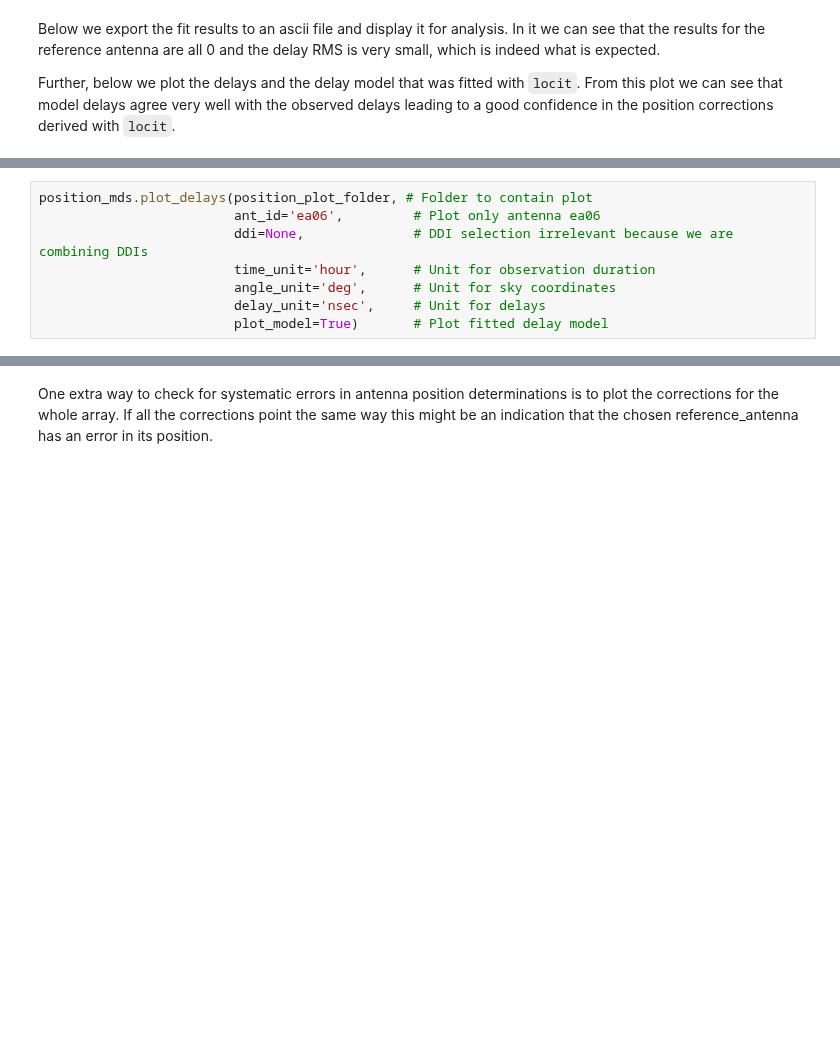
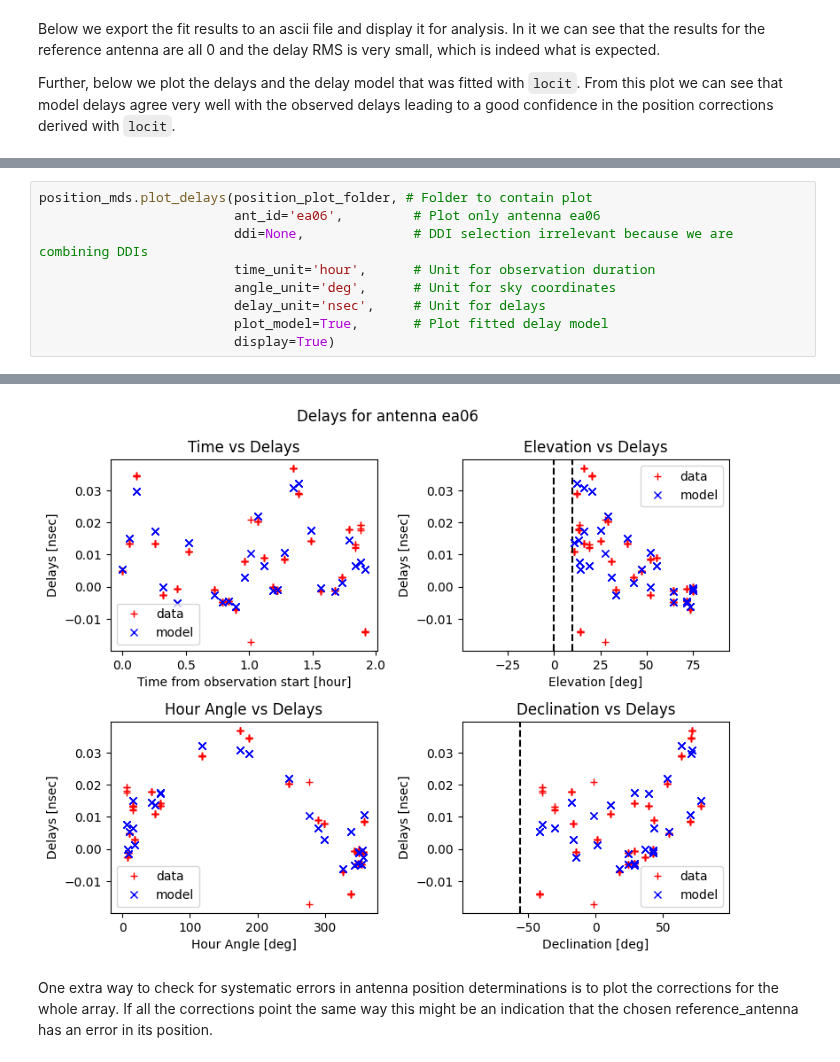
Before and after one commit to casangi/astrohack, a Jupyter notebook: docs/locit_tutorial.ipynb, the cells around one changed output, grey strips where cells are left out. Saved outputs shown, nothing was run; the diff lists cells and outputs as text; blank space fills up the shorter version.

```diff
--- a/docs/locit_tutorial.ipynb
+++ b/docs/locit_tutorial.ipynb
@@ -339,4 +411,6 @@ position_mds.plot_delays(position_plot_folder, # Folder to contain plot
                          time_unit='hour',      # Unit for observation duration
                          angle_unit='deg',      # Unit for sky coordinates
                          delay_unit='nsec',     # Unit for delays
-                         plot_model=True)       # Plot fitted delay model
+                         plot_model=True,       # Plot fitted delay model
+                         display=True)
+# %% [output]
@@ -343,3 +420,4 @@ position_mds.plot_delays(position_plot_folder, # Folder to contain plot
+[figure, added]
 # %% [markdown]
 One extra way to check for systematic errors in antenna position determinations is to plot the corrections for the whole array.
 If all the corrections point the same way this might be an indication that the chosen reference_antenna has an error in its position.
```
Also changed, not shown: parts of 14 cells of this notebook.
